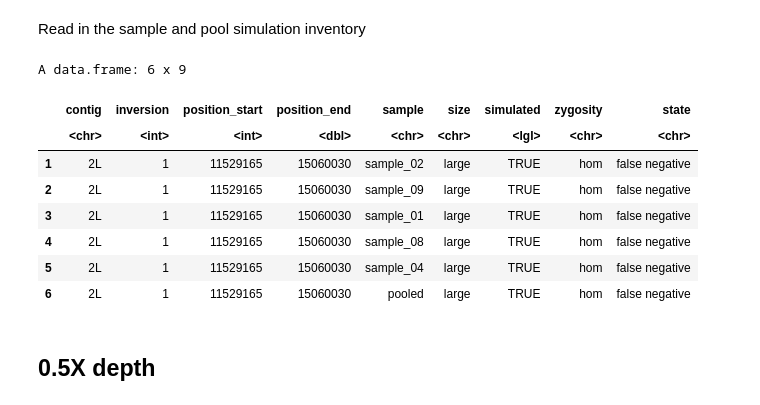
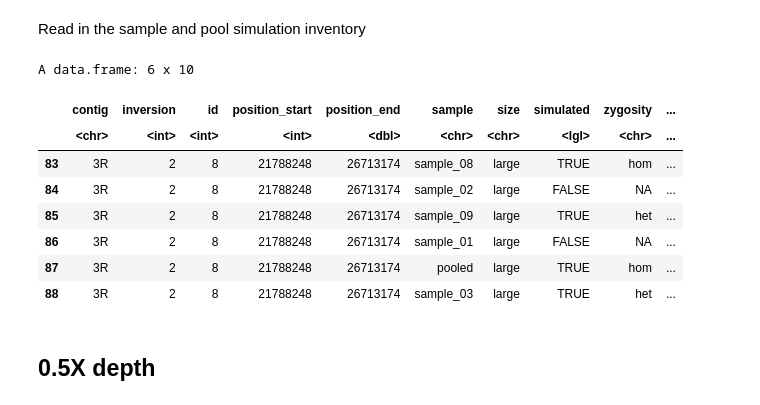
Before and after one commit to pdimens/haplotagging_simulations, a Jupyter notebook: check_called_inversions_large.ipynb, the cells around one changed output. Saved outputs shown, nothing was run; the diff lists cells and outputs as text; code cells hidden in the pictures.

```diff
--- a/check_called_inversions_large.ipynb
+++ b/check_called_inversions_large.ipynb
@@ -104,32 +133,33 @@ Read in the sample and pool simulation inventory
 # %%
 inventory <- rbind(
     filter(read.table("inversion_simulations.inventory", header = T), size == .size),
     filter(read.table("inversion_simulations.pool.inventory", header = T), size == .size)
 )
 performance <- rename(inventory, "simulated" = "present", "zygosity" = "state")
 # set a default to false negatives, to be updated to true positives when conditions are met
 performance$state <- "false negative"
 # there are no false positives, so we can default inversions that weren't simulated to true negatives
 performance[!performance$simulated, 7] <- "true negative"
 # fix the name of pool to pooled
 performance$sample <- gsub("pool", "pooled", performance$sample)
 # read in truth data to transfer inversion breakpoints
 x <- read_data(.size, 5)
 truth <- group_by(x[x$sample == "simulated_inversions",], contig) %>% mutate(inversion = 1:n())
 truth <- truth[, c(1,5,2,3)]
 performance <- merge(performance,truth, by = c("contig", "inversion"))
-performance <- performance[, c(1,2,8,9,3:7)]
-head(performance)
+performance$id <- as.integer(as.factor(performance$position_start))
+performance <- performance[, c(1,2,10,8,9,3:7)]
+tail(performance)
 # %% [output]
-A data.frame: 6 x 9
+A data.frame: 6 x 10
-|  | contig | inversion | position_start | position_end | sample | size | simulated | zygosity | state |
-|  | <chr> | <int> | <int> | <dbl> | <chr> | <chr> | <lgl> | <chr> | <chr> |
-| 1 | 2L | 1 | 11529165 | 15060030 | sample_02 | large | TRUE | hom | false negative |
-| 2 | 2L | 1 | 11529165 | 15060030 | sample_09 | large | TRUE | hom | false negative |
-| 3 | 2L | 1 | 11529165 | 15060030 | sample_01 | large | TRUE | hom | false negative |
-| 4 | 2L | 1 | 11529165 | 15060030 | sample_08 | large | TRUE | hom | false negative |
-| 5 | 2L | 1 | 11529165 | 15060030 | sample_04 | large | TRUE | hom | false negative |
-| 6 | 2L | 1 | 11529165 | 15060030 | pooled | large | TRUE | hom | false negative |
+|  | contig | inversion | id | position_start | position_end | sample | size | simulated | zygosity | ... |
+|  | <chr> | <int> | <int> | <int> | <dbl> | <chr> | <chr> | <lgl> | <chr> | ... |
+| 83 | 3R | 2 | 8 | 21788248 | 26713174 | sample_08 | large | TRUE | hom | ... |
+| 84 | 3R | 2 | 8 | 21788248 | 26713174 | sample_02 | large | FALSE | NA | ... |
+| 85 | 3R | 2 | 8 | 21788248 | 26713174 | sample_09 | large | TRUE | het | ... |
+| 86 | 3R | 2 | 8 | 21788248 | 26713174 | sample_01 | large | FALSE | NA | ... |
+| 87 | 3R | 2 | 8 | 21788248 | 26713174 | pooled | large | TRUE | hom | ... |
+| 88 | 3R | 2 | 8 | 21788248 | 26713174 | sample_03 | large | TRUE | het | ... |
 # %% [markdown]
 ## 0.5X depth
 # %%
```
Also changed, not shown: parts of 11 cells of this notebook, 7 other files.
